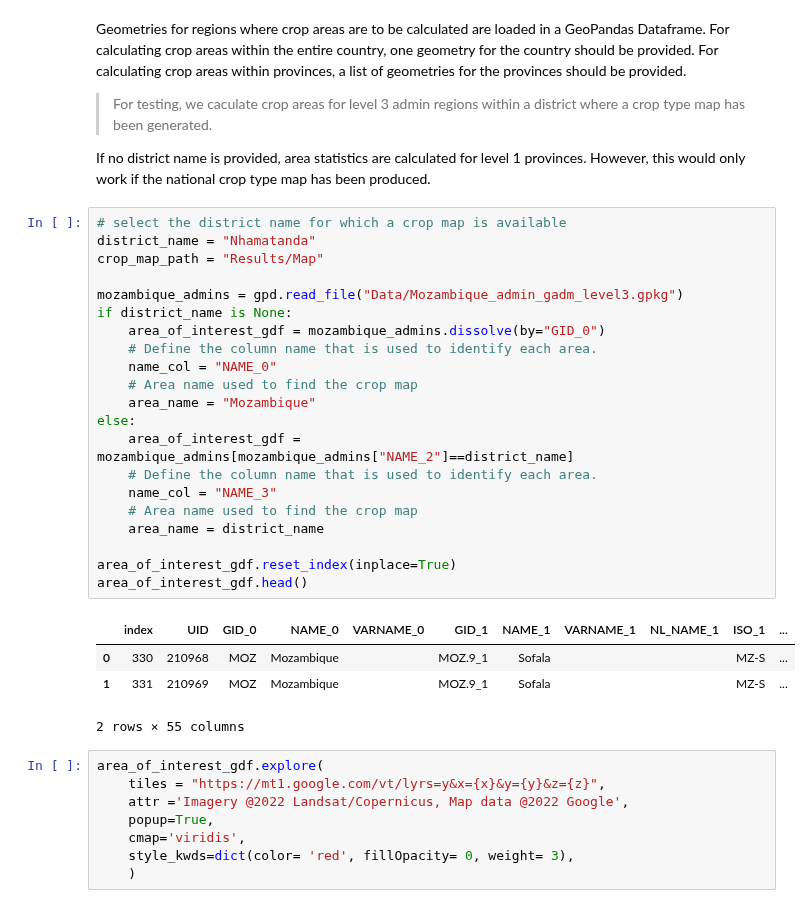
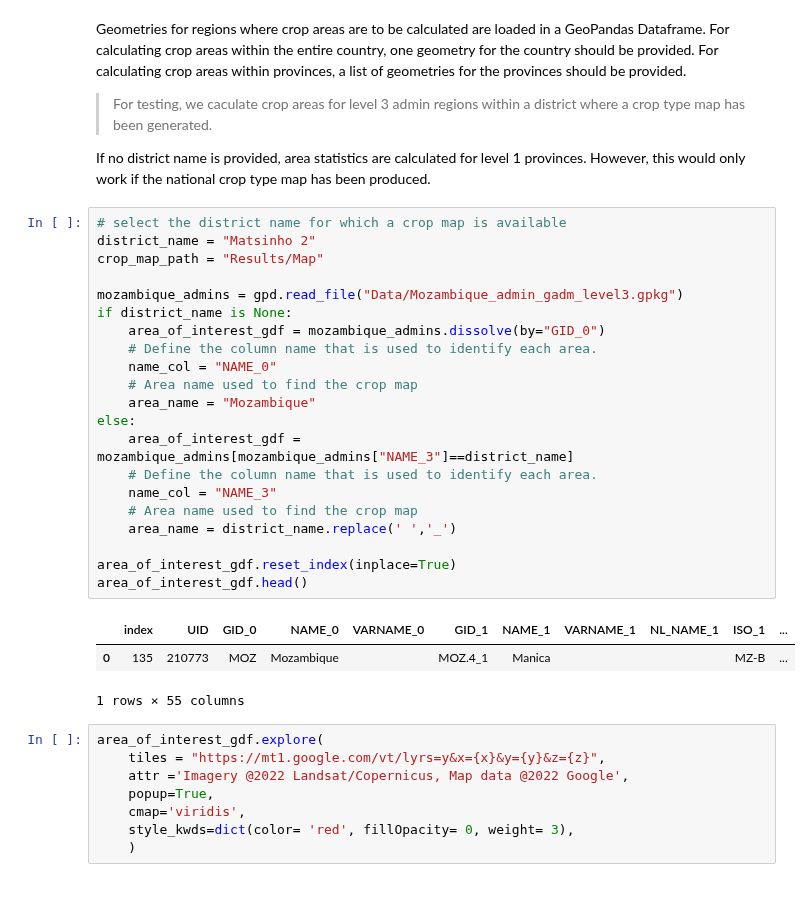
Before and after one commit to digitalearthafrica/FAO_crop_type, a Jupyter notebook: 8_Calculate_crop_statistics.ipynb, the cells around one changed output. Drawn from its saved outputs; the diff is of its cells as text.

```diff
--- a/8_Calculate_crop_statistics.ipynb
+++ b/8_Calculate_crop_statistics.ipynb
@@ -41,30 +41,29 @@ Geometries for regions where crop areas are to be calculated are loaded in a Geo
 If no district name is provided, area statistics are calculated for level 1 provinces. However, this would only work if the national crop type map has been produced.
 # %%
 # select the district name for which a crop map is available
-district_name = "Nhamatanda"
+district_name = "Matsinho 2"
 crop_map_path = "Results/Map"
 
 mozambique_admins = gpd.read_file("Data/Mozambique_admin_gadm_level3.gpkg")
 if district_name is None:
     area_of_interest_gdf = mozambique_admins.dissolve(by="GID_0")
     # Define the column name that is used to identify each area.
     name_col = "NAME_0"
     # Area name used to find the crop map
     area_name = "Mozambique"
 else:
-    area_of_interest_gdf = mozambique_admins[mozambique_admins["NAME_2"]==district_name]
+    area_of_interest_gdf = mozambique_admins[mozambique_admins["NAME_3"]==district_name]
     # Define the column name that is used to identify each area.
     name_col = "NAME_3"
     # Area name used to find the crop map
-    area_name = district_name
+    area_name = district_name.replace(' ','_')
 
 area_of_interest_gdf.reset_index(inplace=True)
 area_of_interest_gdf.head()
 # %% [output]
 |  | index | UID | GID_0 | NAME_0 | VARNAME_0 | GID_1 | NAME_1 | VARNAME_1 | NL_NAME_1 | ISO_1 | ... |
-| 0 | 330 | 210968 | MOZ | Mozambique |  | MOZ.9_1 | Sofala |  |  | MZ-S | ... |
-| 1 | 331 | 210969 | MOZ | Mozambique |  | MOZ.9_1 | Sofala |  |  | MZ-S | ... |
+| 0 | 135 | 210773 | MOZ | Mozambique |  | MOZ.4_1 | Manica |  |  | MZ-B | ... |
-2 rows × 55 columns
+1 rows × 55 columns
 # %%
 area_of_interest_gdf.explore(
     tiles = "https://mt1.google.com/vt/lyrs=y&x={x}&y={y}&z={z}",
```
Also changed, not shown: parts of 8 cells of this notebook, 1 other file.
